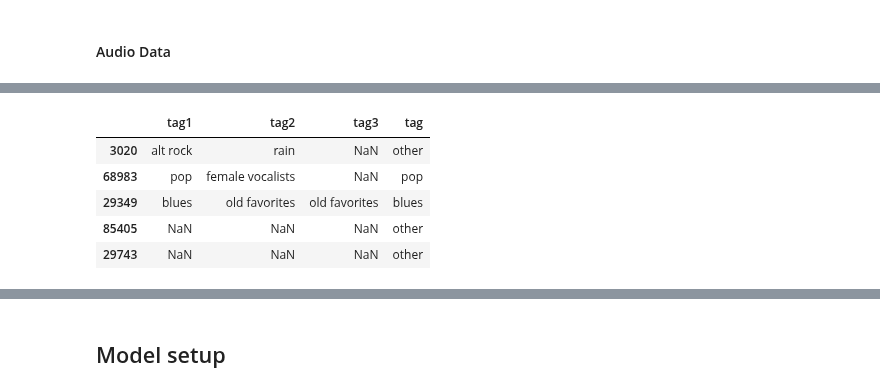
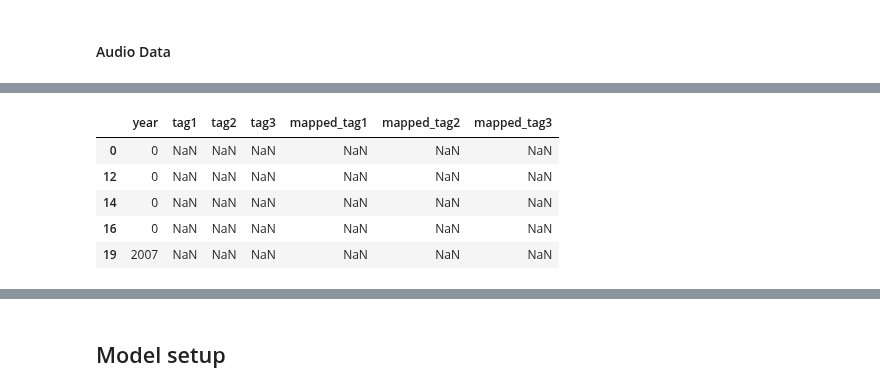
Before and after one commit to jrosenfeld13/capstone-deep-lyrics, a Jupyter notebook: notebooks/4.2-PRELIM-MM-108k-pre.ipynb, the cells around one changed output, grey strips where cells are left out. Saved outputs shown, nothing was run; the diff lists cells and outputs as text; code cells hidden in the pictures.

```diff
--- a/notebooks/4.2-MM-108k-pre.ipynb
+++ b/notebooks/4.2-PRELIM-MM-108k-pre.ipynb
@@ -131 +226,10 @@ def combine_tag(X, tag_list):
+# %%
+df_train2.loc[df_train2.mapped_tag1.isnull(), df_train2.columns[-7:]].head()
+# %% [output]
+|  | year | tag1 | tag2 | tag3 | mapped_tag1 | mapped_tag2 | mapped_tag3 |
+| 0 | 0 | NaN | NaN | NaN | NaN | NaN | NaN |
+| 12 | 0 | NaN | NaN | NaN | NaN | NaN | NaN |
+| 14 | 0 | NaN | NaN | NaN | NaN | NaN | NaN |
+| 16 | 0 | NaN | NaN | NaN | NaN | NaN | NaN |
+| 19 | 2007 | NaN | NaN | NaN | NaN | NaN | NaN |
 # %%
@@ -133,9 +236,0 @@ df_train['tag'] = df_train.apply(combine_tag, axis=1, tag_list=tag_list)
-# %%
-df_train.iloc[:, -4:].sample(5)
-# %% [output]
-|  | tag1 | tag2 | tag3 | tag |
-| 3020 | alt rock | rain | NaN | other |
-| 68983 | pop | female vocalists | NaN | pop |
-| 29349 | blues | old favorites | old favorites | blues |
-| 85405 | NaN | NaN | NaN | other |
-| 29743 | NaN | NaN | NaN | other |
```
Also changed, not shown: parts of 17 cells of this notebook, 1 other file.
